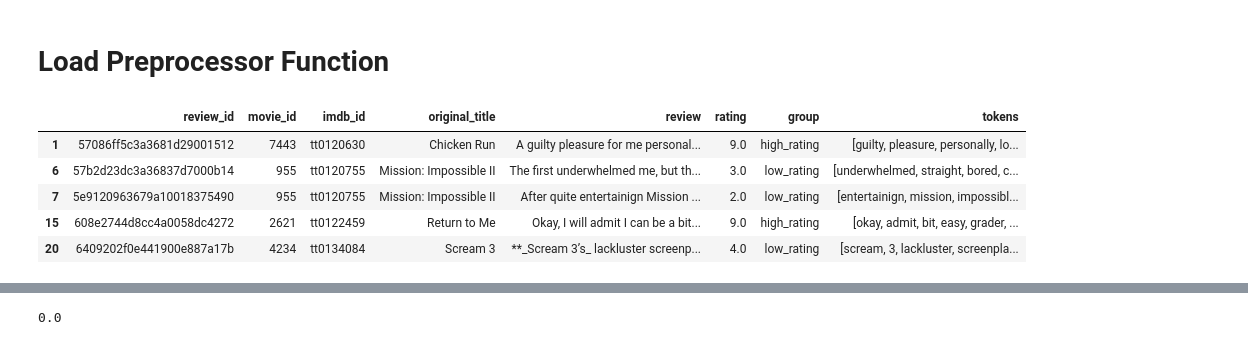
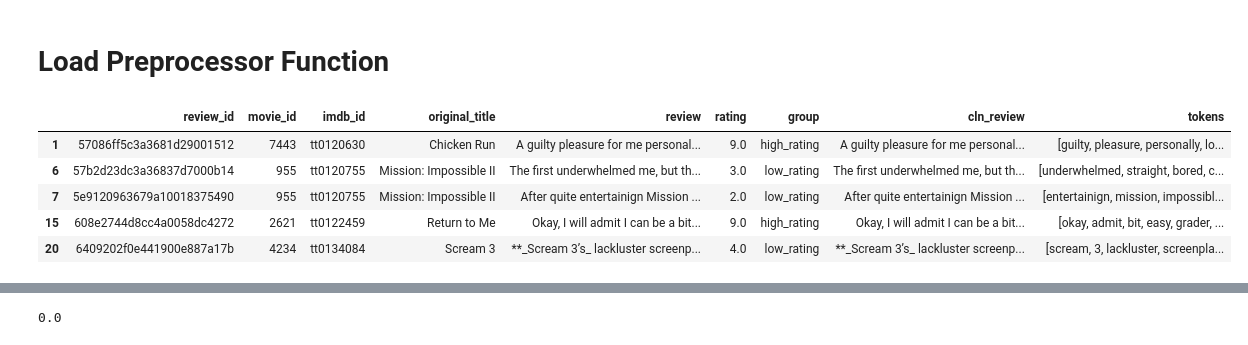
Before and after one commit to 808hanronald/project-2.3, a Jupyter notebook: 2.5.ipynb, the cells around one changed output, grey strips where cells are left out. Saved outputs shown, nothing was run; the diff lists cells and outputs as text; code cells hidden in the pictures.

```diff
--- a/2.5.ipynb
+++ b/2.5.ipynb
@@ -123,0 +140,6 @@ dtype: int64
+# %%
+import re
+
+regex = r'<[^>]*>'
+
+df['cln_review'] = df['review'].str.replace(regex, " ", regex=True)
@@ -187,13 +225,13 @@ def batch_preprocess_texts(
         processed_texts.append(tokens)
      return processed_texts
 # %%
-df['tokens'] = batch_preprocess_texts(df['review'], nlp = nlp_no_ner)
+df['tokens'] = batch_preprocess_texts(df['cln_review'], nlp = nlp_no_ner)
 df.head()
 # %% [output]
-|  | review_id | movie_id | imdb_id | original_title | review | rating | group | tokens |
-| 1 | 57086ff5c3a3681d29001512 | 7443 | tt0120630 | Chicken Run | A guilty pleasure for me personal... | 9.0 | high_rating | [guilty, pleasure, personally, lo... |
-| 6 | 57b2d23dc3a36837d7000b14 | 955 | tt0120755 | Mission: Impossible II | The first underwhelmed me, but th... | 3.0 | low_rating | [underwhelmed, straight, bored, c... |
-| 7 | 5e9120963679a10018375490 | 955 | tt0120755 | Mission: Impossible II | After quite entertainign Mission ... | 2.0 | low_rating | [entertainign, mission, impossibl... |
-| 15 | 608e2744d8cc4a0058dc4272 | 2621 | tt0122459 | Return to Me | Okay, I will admit I can be a bit... | 9.0 | high_rating | [okay, admit, bit, easy, grader, ... |
-| 20 | 6409202f0e441900e887a17b | 4234 | tt0134084 | Scream 3 | **_Scream 3’s_ lackluster screenp... | 4.0 | low_rating | [scream, 3, lackluster, screenpla... |
+|  | review_id | movie_id | imdb_id | original_title | review | rating | group | cln_review | tokens |
+| 1 | 57086ff5c3a3681d29001512 | 7443 | tt0120630 | Chicken Run | A guilty pleasure for me personal... | 9.0 | high_rating | A guilty pleasure for me personal... | [guilty, pleasure, personally, lo... |
+| 6 | 57b2d23dc3a36837d7000b14 | 955 | tt0120755 | Mission: Impossible II | The first underwhelmed me, but th... | 3.0 | low_rating | The first underwhelmed me, but th... | [underwhelmed, straight, bored, c... |
+| 7 | 5e9120963679a10018375490 | 955 | tt0120755 | Mission: Impossible II | After quite entertainign Mission ... | 2.0 | low_rating | After quite entertainign Mission ... | [entertainign, mission, impossibl... |
+| 15 | 608e2744d8cc4a0058dc4272 | 2621 | tt0122459 | Return to Me | Okay, I will admit I can be a bit... | 9.0 | high_rating | Okay, I will admit I can be a bit... | [okay, admit, bit, easy, grader, ... |
+| 20 | 6409202f0e441900e887a17b | 4234 | tt0134084 | Scream 3 | **_Scream 3’s_ lackluster screenp... | 4.0 | low_rating | **_Scream 3’s_ lackluster screenp... | [scream, 3, lackluster, screenpla... |
 # %%
```
Also changed, not shown: parts of 33 cells of this notebook, 3 other files.
